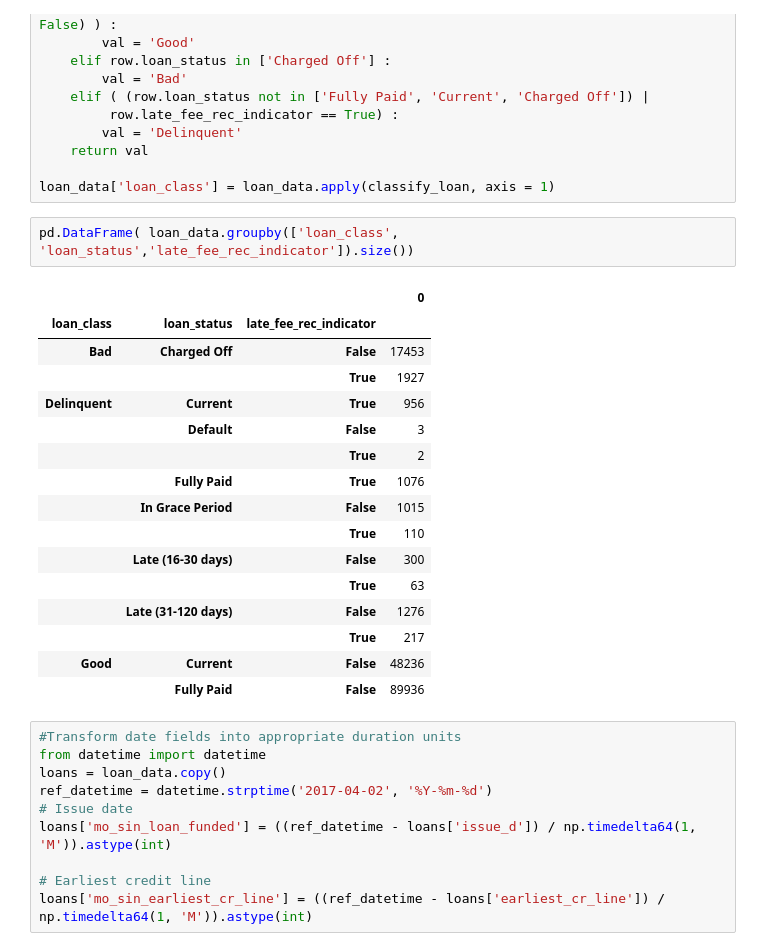
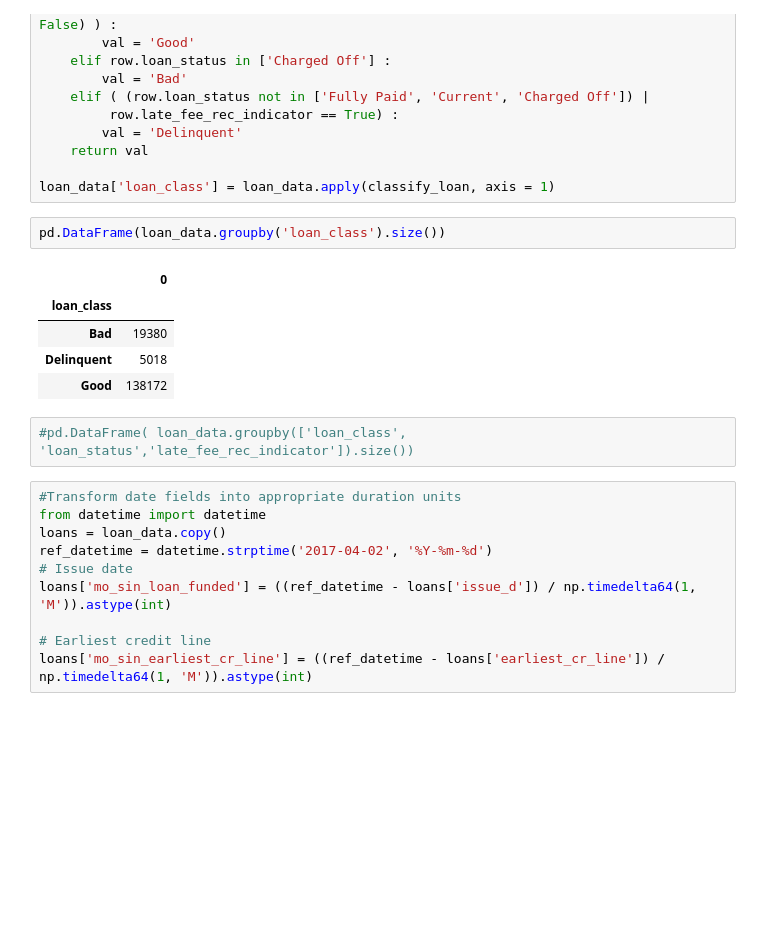
Before and after one commit to anurekhat/Capstone, a Jupyter notebook: LendingClub/LendingClubLoans_MilestoneReport.ipynb, the cells around one changed output. Cells and saved outputs as stored; diff of their text form; blank space fills up the shorter version.

```diff
--- a/LendingClub/LendingClubLoans_MilestoneReport.ipynb
+++ b/LendingClub/LendingClubLoans_MilestoneReport.ipynb
@@ -222,24 +210,15 @@ def classify_loan(row) :
 
 loan_data['loan_class'] = loan_data.apply(classify_loan, axis = 1)
 # %%
-pd.DataFrame( loan_data.groupby(['loan_class', 'loan_status','late_fee_rec_indicator']).size())
+pd.DataFrame(loan_data.groupby('loan_class').size())
 # %% [output]
-|  |  |  | 0 |
-| loan_class | loan_status | late_fee_rec_indicator |  |
-| Bad | Charged Off | False | 17453 |
-|  |  | True | 1927 |
-| Delinquent | Current | True | 956 |
-|  | Default | False | 3 |
-|  |  | True | 2 |
-|  | Fully Paid | True | 1076 |
-|  | In Grace Period | False | 1015 |
-|  |  | True | 110 |
-|  | Late (16-30 days) | False | 300 |
-|  |  | True | 63 |
-|  | Late (31-120 days) | False | 1276 |
-|  |  | True | 217 |
-| Good | Current | False | 48236 |
-|  | Fully Paid | False | 89936 |
+|  | 0 |
+| loan_class |  |
+| Bad | 19380 |
+| Delinquent | 5018 |
+| Good | 138172 |
+# %%
+#pd.DataFrame( loan_data.groupby(['loan_class', 'loan_status','late_fee_rec_indicator']).size())
 # %%
 #Transform date fields into appropriate duration units
 from datetime import datetime
```
Also changed, not shown: parts of 47 cells of this notebook.
